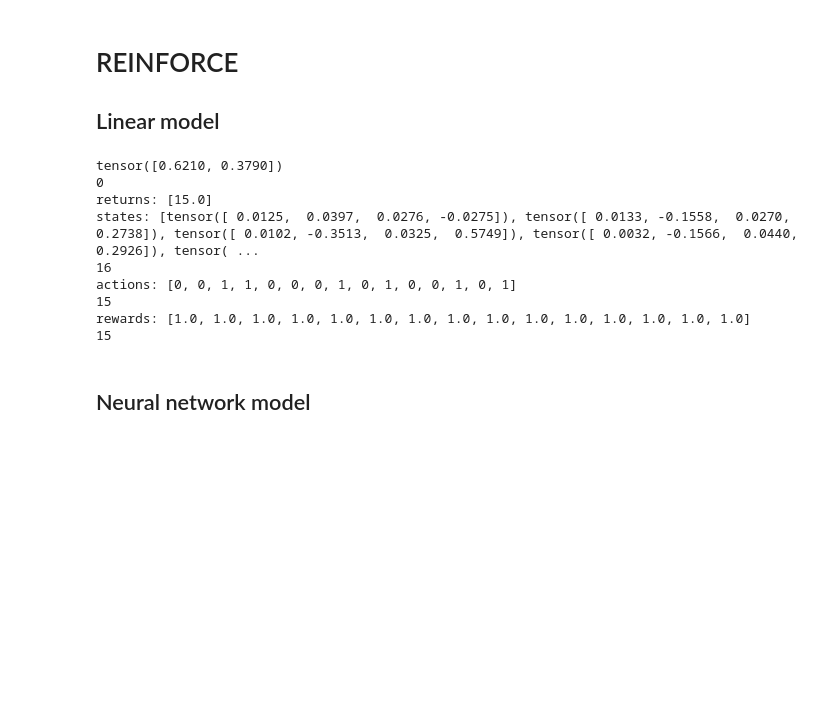
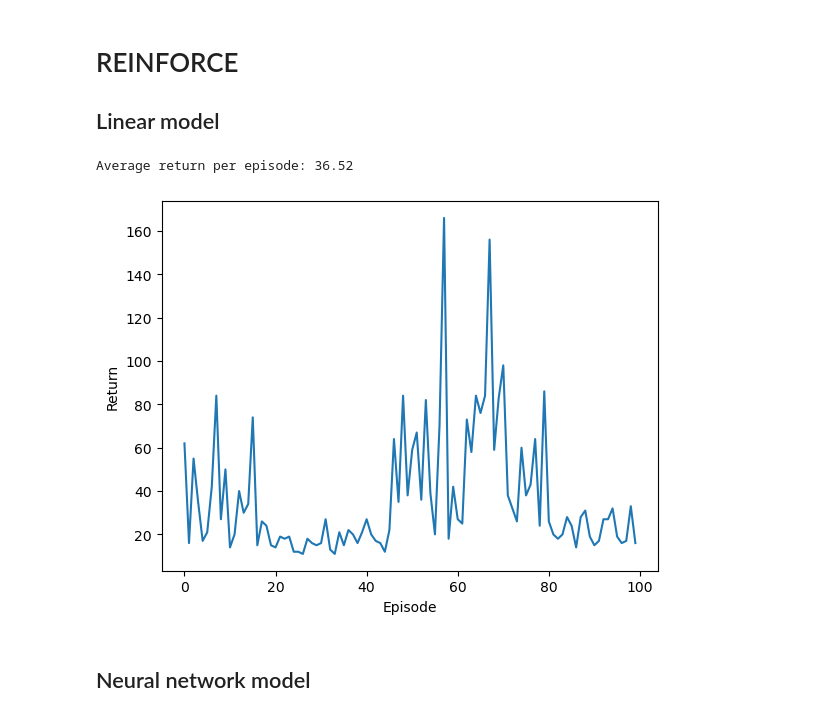
Before and after one commit to CarlFredriksson/rl-gymnasium-training, a Jupyter notebook: CartPole/cart_pole_reinforce.ipynb, the cells around one changed output. Drawn from its saved outputs; the diff is of its cells as text; code cells hidden in the pictures; blank space fills up the shorter version.

```diff
--- a/CartPole/cart_pole_reinforce.ipynb
+++ b/CartPole/cart_pole_reinforce.ipynb
@@ -11,7 +16,7 @@ import random
 # Settings
 # %%
 ENVIRONMENT_ID = "CartPole-v1"
-NUM_EPISODES = 10000
+NUM_EPISODES = 100
 GRAD_CLIP_VALUE = 100
 GAMMA = 0.9
 NN_HIDDEN_LAYER_SIZES = [8, 4]
@@ -32,7 +116,7 @@ def select_action_softmax(model, state):
     with torch.no_grad():
         return torch.distributions.categorical.Categorical(model(state)).sample().item()
 
-def train_episodic_reinforce(env, policy_model, loss_func, optimizer, device, rng_seed, num_episodes, gamma, grad_clip_value=None):
+def train_episodic_reinforce(env, policy_model, optimizer, device, rng_seed, num_episodes, gamma, grad_clip_value=None):
     returns = []
     for episode in range(num_episodes):
         # Initiate episode
@@ -60,46 +144,32 @@ def train_episodic_reinforce(env, policy_model, loss_func, optimizer, device, rn
         returns.append(G)
 
         # Learn from episode
-
+        G = 0
+        for t in reversed(range(len(rewards))):
+            G = gamma * G + rewards[t]
+            loss = -gamma**t * G * torch.log(policy_model(states[t])[actions[t]])
+            optimizer.zero_grad()
+            loss.backward()
+            if grad_clip_value != None:
+                torch.nn.utils.clip_grad_value_(policy_model.parameters(), grad_clip_value)
+            optimizer.step()
 
     return returns, states, actions, rewards
 # %%
 env = gym.make(ENVIRONMENT_ID)
 env.action_space.seed(RNG_SEED)
 model = torch.nn.Sequential(
     torch.nn.Linear(env.observation_space.shape[0], env.action_space.n).to(device),
     torch.nn.Softmax(dim=0)
 )
 optimizer = torch.optim.SGD(model.parameters(), lr=0.01)
-loss_func = torch.nn.MSELoss()
-observation, info = env.reset(seed=RNG_SEED)
-state = torch.tensor(observation, device=device)
-action = select_action_softmax(model, state)
-with torch.no_grad():
-    print(model(state))
-print(action)
 returns, states, actions, rewards = train_episodic_reinforce(
-    env, model, loss_func, optimizer, device, RNG_SEED, 1, GAMMA, GRAD_CLIP_VALUE
+    env, model, optimizer, device, RNG_SEED, NUM_EPISODES, GAMMA, GRAD_CLIP_VALUE
 )
-print("returns:", returns)
-print("states:", states)
-print(len(states))
-print("actions:", actions)
-print(len(actions))
-print("rewards:", rewards)
-print(len(rewards))
-env.close()
-#utils.plot_returns(returns)
+utils.plot_returns(returns)
 # %% [output]
-tensor([0.6210, 0.3790])
-0
-returns: [15.0]
-states: [tensor([ 0.0125,  0.0397,  0.0276, -0.0275]), tensor([ 0.0133, -0.1558,  0.0270,  0.2738]), tensor([ 0.0102, -0.3513,  0.0325,  0.5749]), tensor([ 0.0032, -0.1566,  0.0440,  0.2926]), tensor( ...
-16
-actions: [0, 0, 1, 1, 0, 0, 0, 1, 0, 1, 0, 0, 1, 0, 1]
-15
-rewards: [1.0, 1.0, 1.0, 1.0, 1.0, 1.0, 1.0, 1.0, 1.0, 1.0, 1.0, 1.0, 1.0, 1.0, 1.0]
-15
+Average return per episode: 36.52
+[figure, added]
 # %% [markdown]
 ## Neural network model
 # %% [markdown]
```
Also changed, not shown: parts of 3 cells of this notebook, 4 other files.
